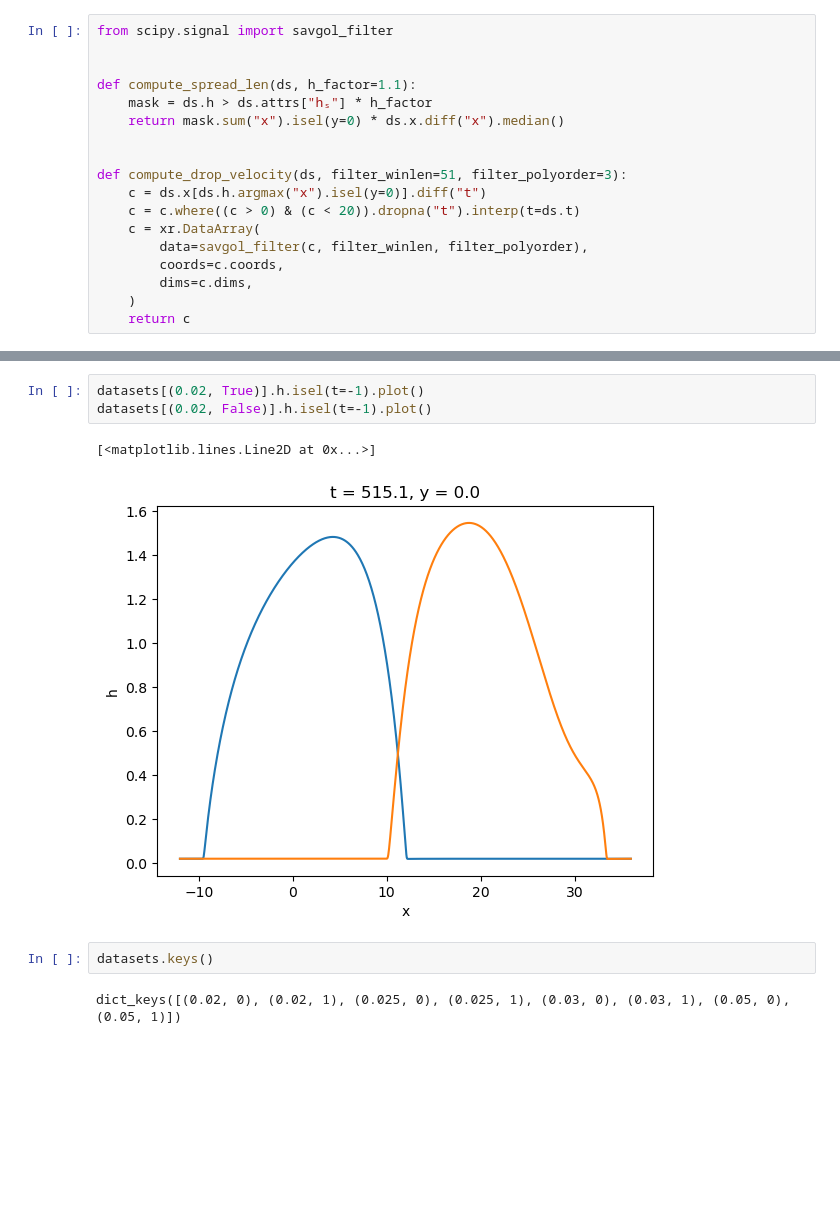
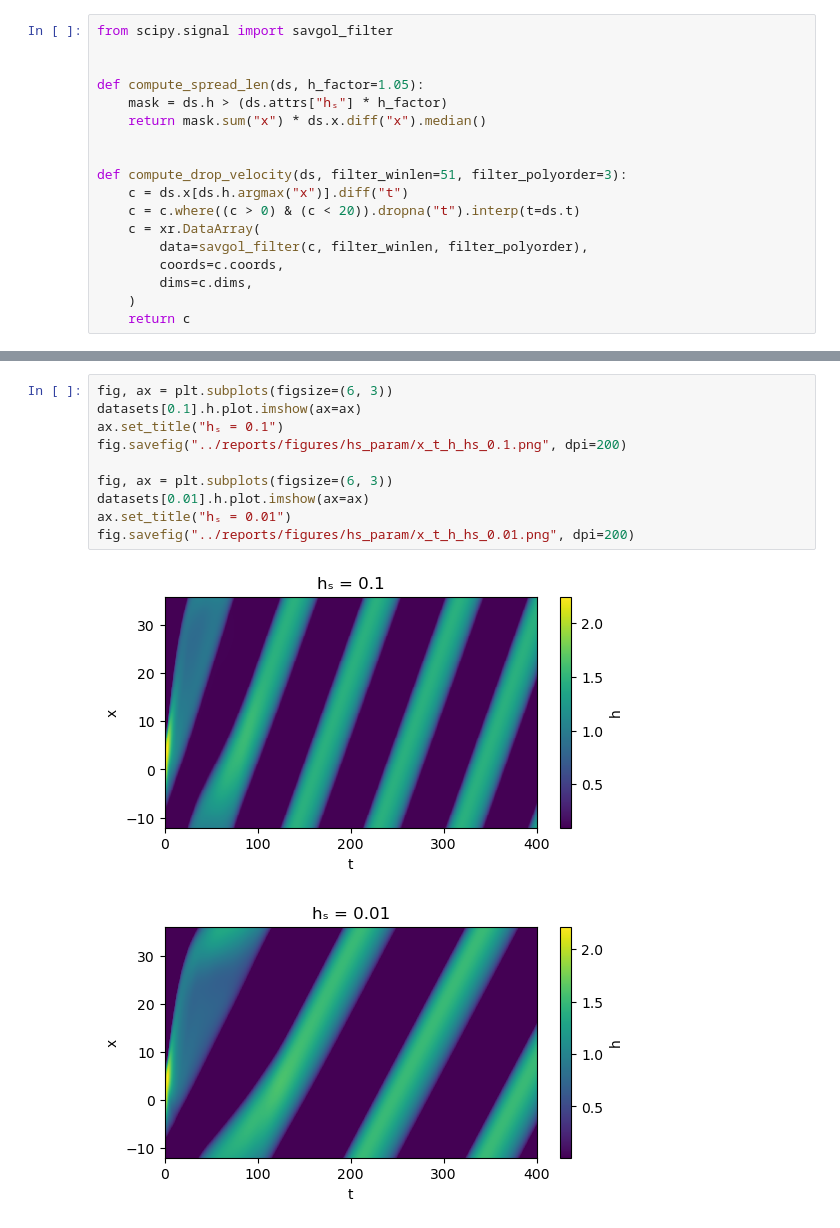
Before and after one commit to celliern/DropletSpreadingSim, a Jupyter notebook: scripts/80-explore_parametric.ipynb, the cells around one changed output, grey strips where cells are left out. Saved outputs shown, nothing was run; the diff lists cells and outputs as text; blank space fills up the shorter version.

```diff
--- a/scripts/80-explore_parametric.ipynb
+++ b/scripts/80-explore_parametric.ipynb
@@ -9,13 +8,13 @@ from matplotlib.animation import FuncAnimation
 from scipy.signal import savgol_filter
 
 
-def compute_spread_len(ds, h_factor=1.1):
-    mask = ds.h > ds.attrs["hₛ"] * h_factor
-    return mask.sum("x").isel(y=0) * ds.x.diff("x").median()
+def compute_spread_len(ds, h_factor=1.05):
+    mask = ds.h > (ds.attrs["hₛ"] * h_factor)
+    return mask.sum("x") * ds.x.diff("x").median()
 
 
 def compute_drop_velocity(ds, filter_winlen=51, filter_polyorder=3):
-    c = ds.x[ds.h.argmax("x").isel(y=0)].diff("t")
+    c = ds.x[ds.h.argmax("x")].diff("t")
     c = c.where((c > 0) & (c < 20)).dropna("t").interp(t=ds.t)
     c = xr.DataArray(
         data=savgol_filter(c, filter_winlen, filter_polyorder),
@@ -52,11 +37,14 @@ datasets = {key: datasets[key] for key in sorted(datasets, key=lambda x: x[0])}
-# %%
-datasets[(0.02, True)].h.isel(t=-1).plot()
-datasets[(0.02, False)].h.isel(t=-1).plot()
-# %% [output]
-[<matplotlib.lines.Line2D at 0x...>]
-[figure, removed]
-# %%
-datasets.keys()
-# %% [output]
-dict_keys([(0.02, 0), (0.02, 1), (0.025, 0), (0.025, 1), (0.03, 0), (0.03, 1), (0.05, 0), (0.05, 1)])
+# %%
+fig, ax = plt.subplots(figsize=(6, 3))
+datasets[0.1].h.plot.imshow(ax=ax)
+ax.set_title("hₛ = 0.1")
+fig.savefig("../reports/figures/hs_param/x_t_h_hs_0.1.png", dpi=200)
+
+fig, ax = plt.subplots(figsize=(6, 3))
+datasets[0.01].h.plot.imshow(ax=ax)
+ax.set_title("hₛ = 0.01")
+fig.savefig("../reports/figures/hs_param/x_t_h_hs_0.01.png", dpi=200)
+# %% [output]
+[figure, added]
+[figure, added]
 # %%
```
Also changed, not shown: parts of 13 cells of this notebook, 10 other files.
